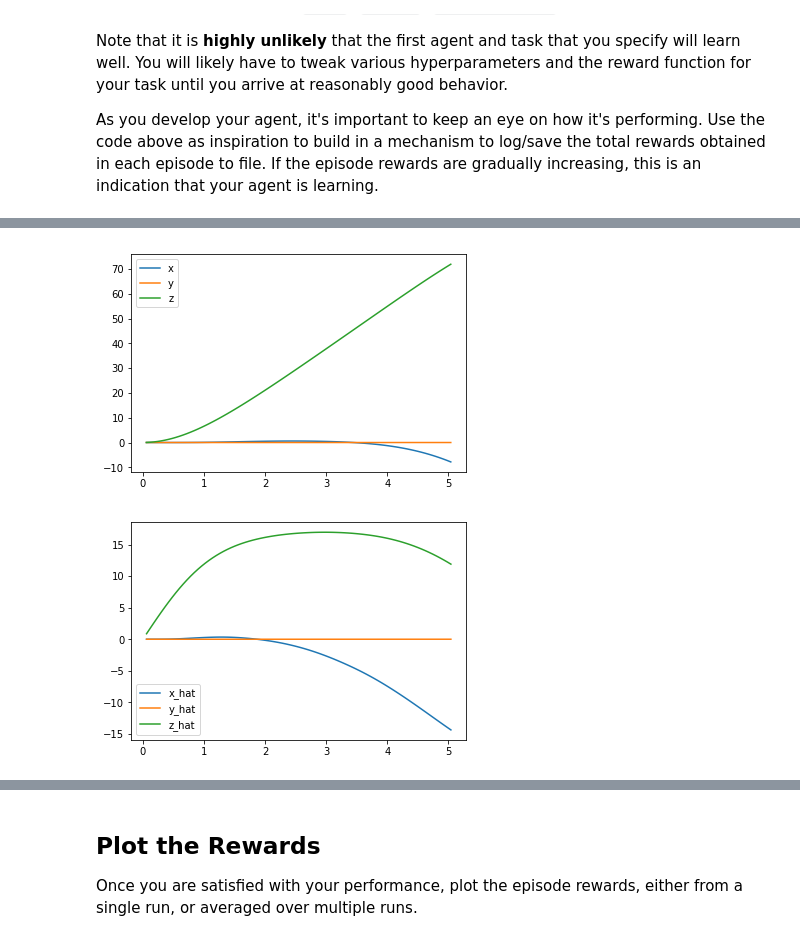
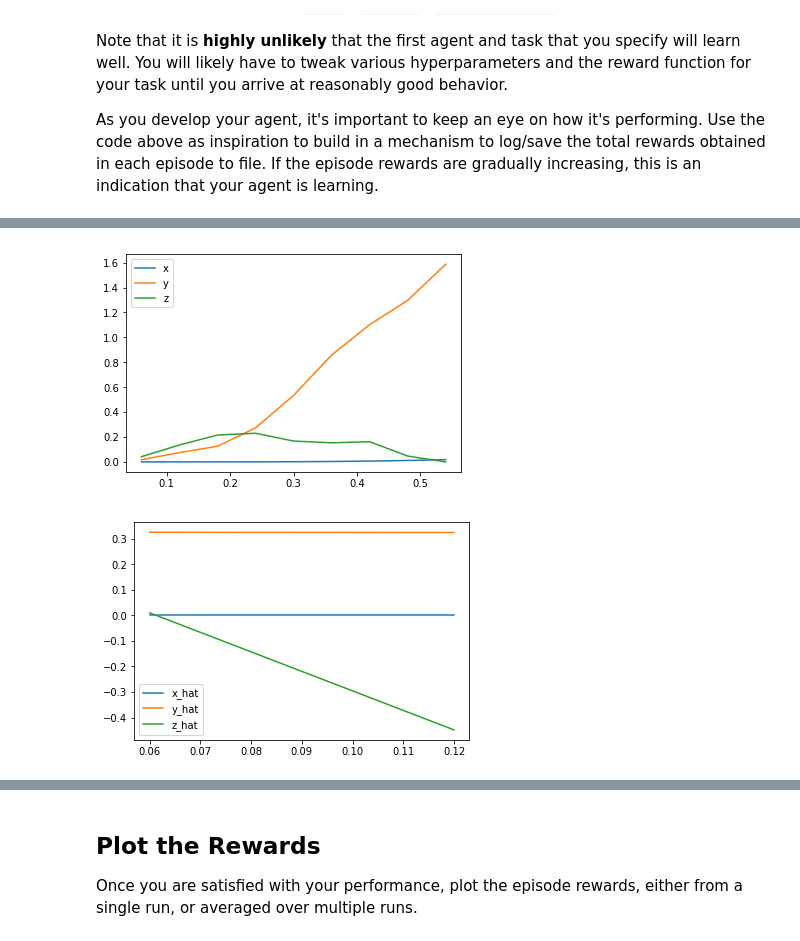
Before and after one commit to mathias-ekstroem/RL-Quadcopter-2, a Jupyter notebook: Quadcopter_Project-Copy1.ipynb, the cells around one changed output, grey strips where cells are left out. Saved outputs shown, nothing was run; the diff lists cells and outputs as text; code cells hidden in the pictures.

```diff
--- a/Quadcopter_Project-Copy1.ipynb
+++ b/Quadcopter_Project-Copy1.ipynb
@@ -263,14 +262,15 @@ from takeoff_task import TakeoffTask
 
 num_episodes = 1000
 run_time = 10.
-target_pos = np.array([0., 0., 100.])  # is this takeoff?
-init_pose = np.array([0.0, 0.0, 0.0, 0.0, 0.0, 0.0])
-task = TakeoffTask(init_pose = init_pose, target_pos=target_pos)
+target_pos = np.array([0., 0., 10.])  # is this takeoff?
+init_pose = np.array([0.0, 0.0, 10.0, 0.0, 0.0, 0.0])
+task = TakeoffTask(init_pose = init_pose, target_pos=target_pos, runtime=run_time)
 agent = DDPG(task)
 
 best_score = -np.inf
 
 results_list = []
+rewards_list = []
 
 for i_episode in range(1, num_episodes+1):
     state = agent.reset_episode() # start a new episode
@@ -278,12 +278,14 @@ for i_episode in range(1, num_episodes+1):
     total_reward = 0
 
     results = {x : [] for x in labels}
+    rewards = []
 
     while True:
         action = agent.act(state) # noise is added for exploration
         next_state, reward, done = task.step(action)
 
         total_reward += reward
+        rewards.append(reward)
 
         agent.step(action, reward, next_state, done)
         state = next_state
@@ -297,6 +299,7 @@ for i_episode in range(1, num_episodes+1):
             score = total_reward / float(count) if count else 0.0
 
             results_list.append(results)
+            rewards_list.append(rewards)
 
             if score > best_score:
                 best_score = score
@@ -310,0 +320,2 @@ Episode = 1000, score =  -4.813, best_score =   0.289
+# %%
+results = results_list[150]
@@ -311,13 +331,11 @@ Episode = 1000, score =  -4.813, best_score =   0.289
 # %%
-results = results_list[953]
-
 plt.plot(results['time'], results['x'], label='x')
 plt.plot(results['time'], results['y'], label='y')
 plt.plot(results['time'], results['z'], label='z')
 plt.legend()
 _ = plt.ylim()
 # %% [output]
-[figure, old version]
+[figure, new version]
 # %%
 plt.plot(results['time'], results['x_velocity'], label='x_hat')
 plt.plot(results['time'], results['y_velocity'], label='y_hat')
@@ -325,4 +343,4 @@ plt.plot(results['time'], results['z_velocity'], label='z_hat')
 plt.legend()
 _ = plt.ylim()
 # %% [output]
-[figure, old version]
+[figure, new version]
```
Also changed, not shown: parts of 14 cells of this notebook, 2 other files.
